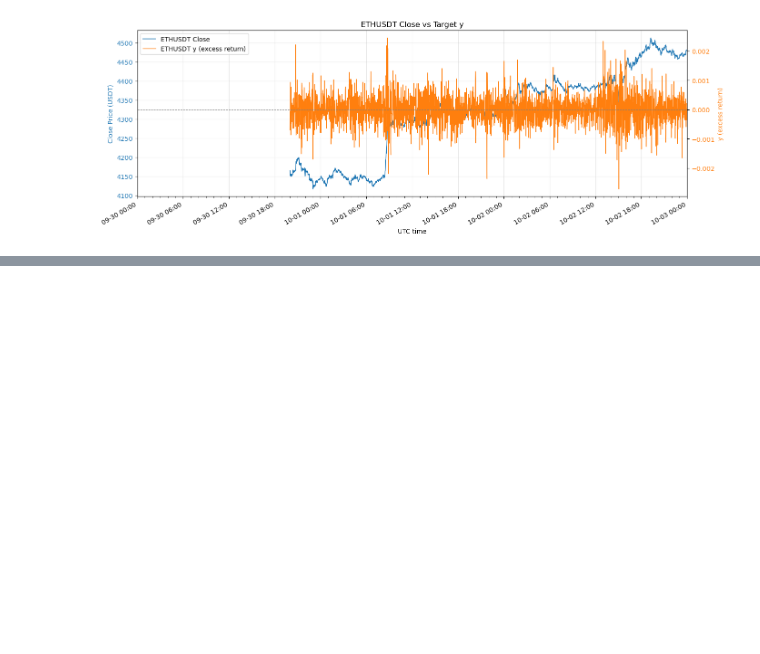
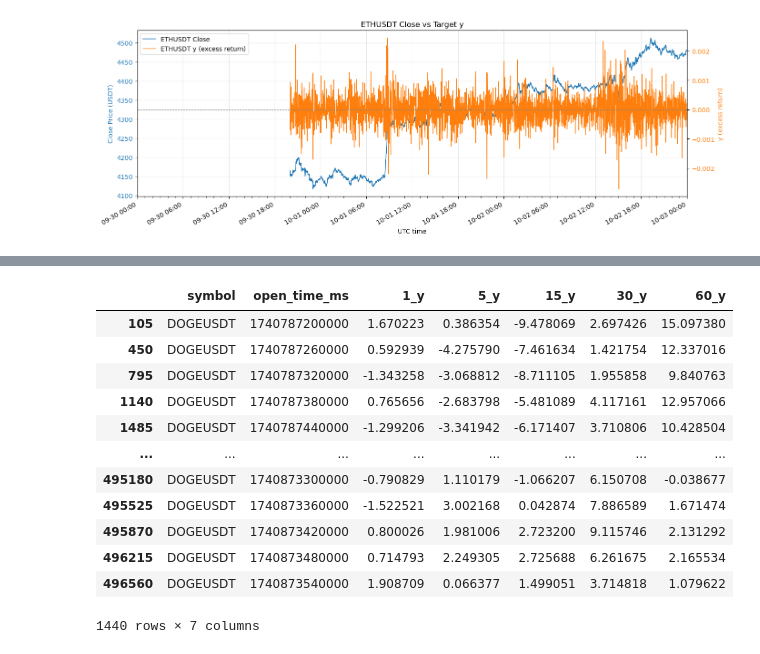
Before and after one commit to devilmaier/25_fall_deeplearning, a Jupyter notebook: visualization_and_y_generater.ipynb, the cells around one changed output, grey strips where cells are left out. Saved outputs shown, nothing was run; the diff lists cells and outputs as text; code cells hidden in the pictures; blank space fills up the shorter version.

```diff
--- a/visualization_and_y_generater.ipynb
+++ b/visualization_and_y_generater.ipynb
@@ -891,0 +962,16 @@ plot_price_and_target_y("ETHUSDT", start=start_date, end=end_date, trim_to_y=Tru
+# %%
+df_y[df_y['symbol']=='DOGEUSDT']
+# %% [output]
+|  | symbol | open_time_ms | 1_y | 5_y | 15_y | 30_y | 60_y |
+| 105 | DOGEUSDT | 1740787200000 | 1.670223 | 0.386354 | -9.478069 | 2.697426 | 15.097380 |
+| 450 | DOGEUSDT | 1740787260000 | 0.592939 | -4.275790 | -7.461634 | 1.421754 | 12.337016 |
+| 795 | DOGEUSDT | 1740787320000 | -1.343258 | -3.068812 | -8.711105 | 1.955858 | 9.840763 |
+| 1140 | DOGEUSDT | 1740787380000 | 0.765656 | -2.683798 | -5.481089 | 4.117161 | 12.957066 |
+| 1485 | DOGEUSDT | 1740787440000 | -1.299206 | -3.341942 | -6.171407 | 3.710806 | 10.428504 |
+| ... | ... | ... | ... | ... | ... | ... | ... |
+| 495180 | DOGEUSDT | 1740873300000 | -0.790829 | 1.110179 | -1.066207 | 6.150708 | -0.038677 |
+| 495525 | DOGEUSDT | 1740873360000 | -1.522521 | 3.002168 | 0.042874 | 7.886589 | 1.671474 |
+| 495870 | DOGEUSDT | 1740873420000 | 0.800026 | 1.981006 | 2.723200 | 9.115746 | 2.131292 |
+| 496215 | DOGEUSDT | 1740873480000 | 0.714793 | 2.249305 | 2.725688 | 6.261675 | 2.165534 |
+| 496560 | DOGEUSDT | 1740873540000 | 1.908709 | 0.066377 | 1.499051 | 3.714818 | 1.079622 |
+1440 rows × 7 columns
```
Also changed, not shown: parts of 8 cells of this notebook.
